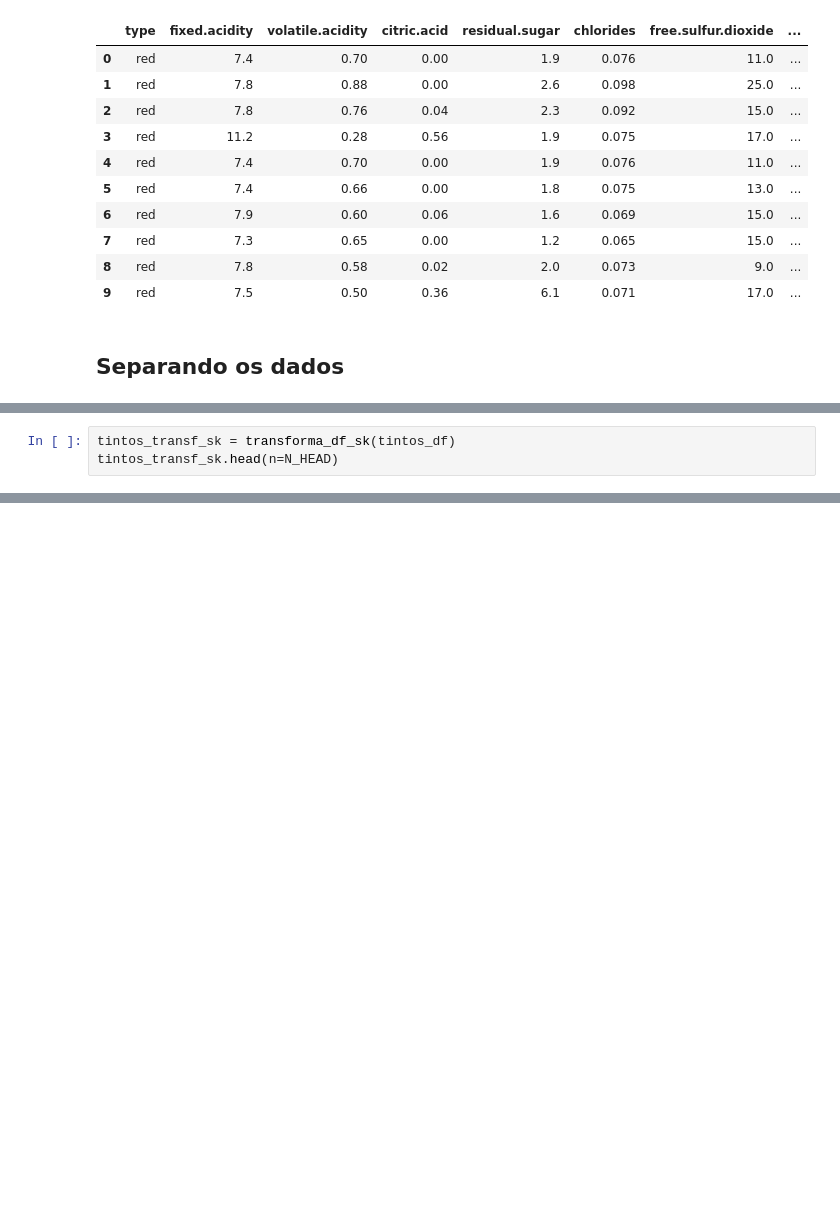
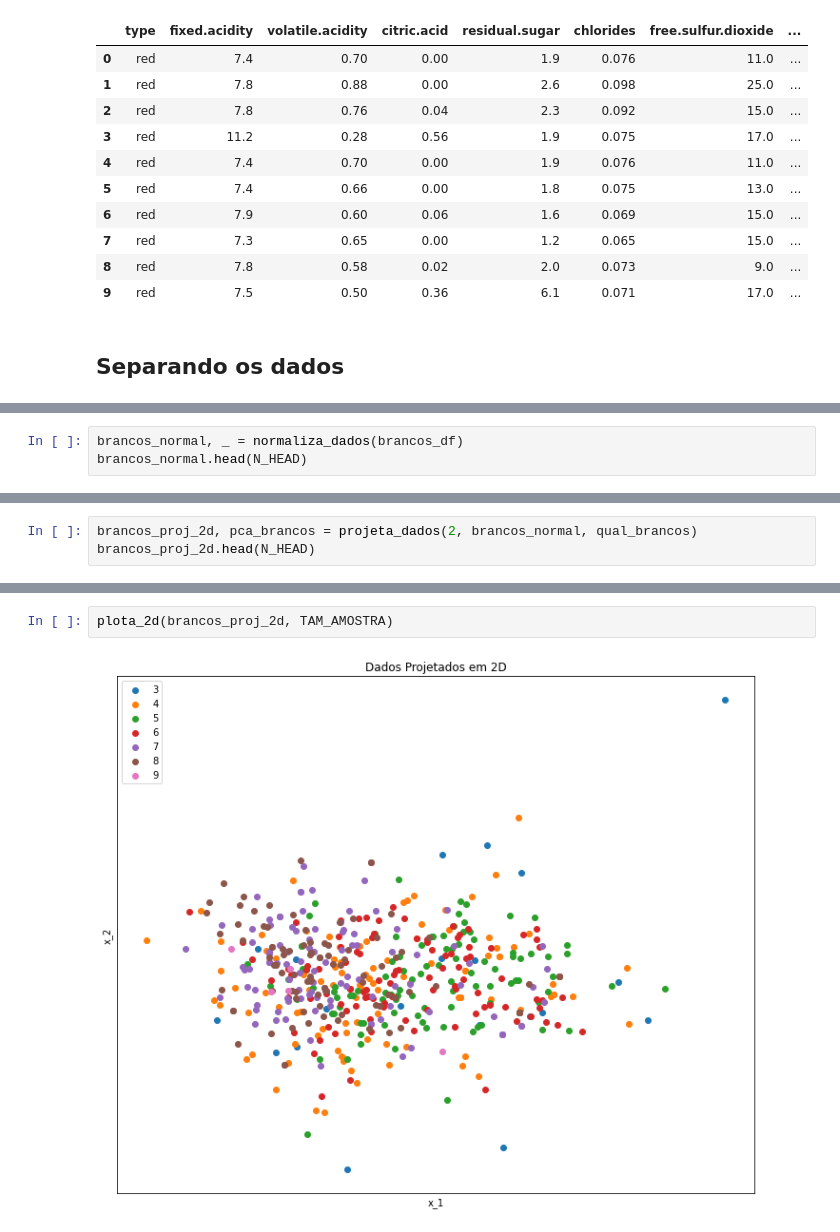
Before and after one commit to mwoitek/qualidade-do-vinho, a Jupyter notebook: python/cluster/pca.ipynb, the cells around one changed output, grey strips where cells are left out. Cells and saved outputs as stored; diff of their text form; blank space fills up the shorter version.

```diff
--- a/python/cluster/pca.ipynb
+++ b/python/cluster/pca.ipynb
@@ -109,7 +115,7 @@ tintos_transf_pd.head(n=N_HEAD)
 | 8 | -0.298547 | 0.291499 | -1.288771 | -0.382271 | -0.307468 | -0.657454 | ... |
 | 9 | -0.470907 | -0.155419 | 0.457144 | 2.526589 | -0.349975 | 0.107592 | ... |
 # %%
-tintos_transf_sk = transforma_df_sk(tintos_df)
-tintos_transf_sk.head(n=N_HEAD)
+brancos_normal, _ = normaliza_dados(brancos_df)
+brancos_normal.head(N_HEAD)
 # %% [output]
 |  | fixed.acidity | volatile.acidity | citric.acid | residual.sugar | chlorides | free.sulfur.dioxide | ... |
@@ -158,0 +162,3 @@ pd.testing.assert_frame_equal(brancos_transf_pd, brancos_transf_sk)
+# %%
+brancos_proj_2d, pca_brancos = projeta_dados(2, brancos_normal, qual_brancos)
+brancos_proj_2d.head(N_HEAD)
@@ -158,0 +186,4 @@ pd.testing.assert_frame_equal(brancos_transf_pd, brancos_transf_sk)
+# %%
+plota_2d(brancos_proj_2d, TAM_AMOSTRA)
+# %% [output]
+[figure, added]
```
Also changed, not shown: parts of 19 cells of this notebook, 2 other files.
